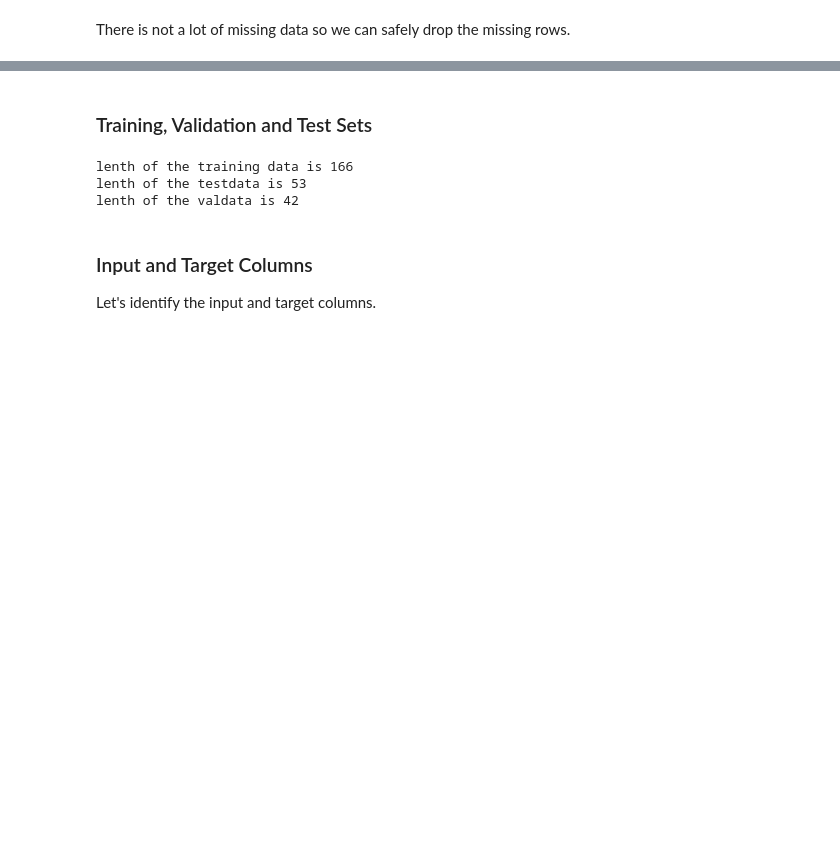
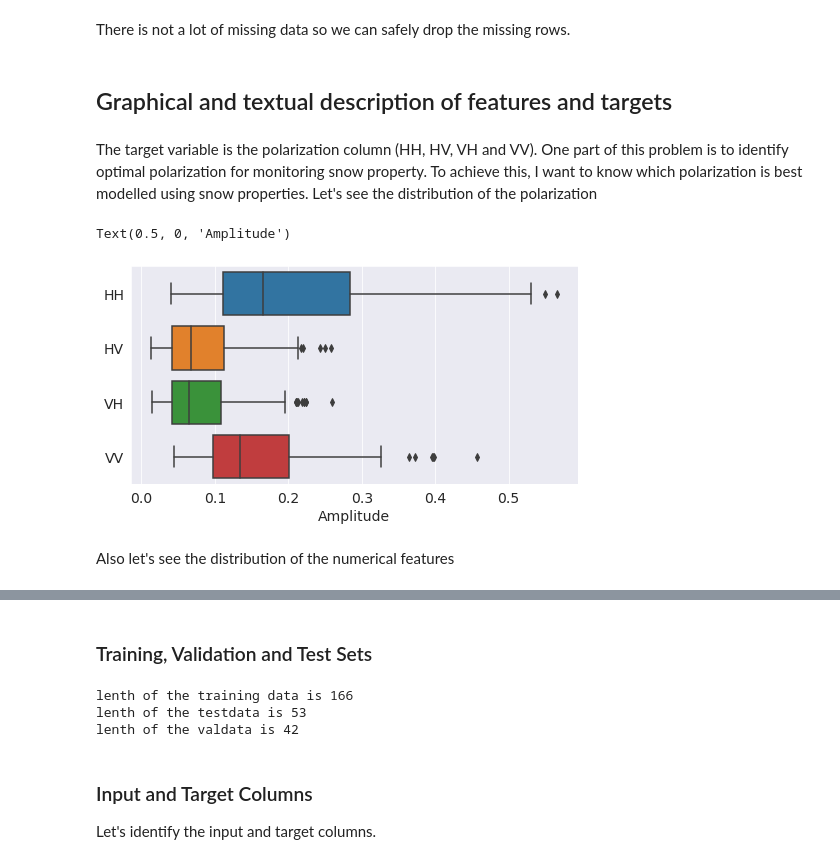
Before and after one commit to Surfix/all_notescripts, a Jupyter notebook: Radar-Backscatter/sklearn-decision-trees-random-forests.ipynb, the cells around one changed output, grey strips where cells are left out. Cells and saved outputs as stored; diff of their text form; code cells hidden in the pictures; blank space fills up the shorter version.

```diff
--- a/Radar-Backscatter/sklearn-decision-trees-random-forests.ipynb
+++ b/Radar-Backscatter/sklearn-decision-trees-random-forests.ipynb
@@ -34,3 +36,4 @@ matplotlib.rcParams['figure.facecolor'] = '#00000000'
 The file `uavsar_SWE_ENV.csv`contains the data. Let's load it into a Pandas dataframe.
 # %%
 raw_df = pd.read_csv('/home/naheemadebisi/PhD/snow-analytics/Radar-Backscatter/pits_data/uavsar_SWE_ENV.csv')
+raw_df.rename(columns={'Temp_mean': "Average Snowpack Temp (C)"}, inplace= True)
@@ -52,0 +42,3 @@ raw_df
+# %%
+raw_df['Cold Content (mm)'] = (((raw_df['Density Mean (kg/m^3)'] * 2100 * raw_df['Snow Depth (cm)']/100)
+                                * (273.16 - (raw_df['Average Snowpack Temp (C)'] + 273.15))) / (1000 * 0.334 * 1000000)) * 1000
@@ -93,3 +102,20 @@ dtype: int64
 There is not a lot of missing data so we can safely drop the missing rows.
 # %%
 raw_df.dropna(inplace=True)
+# %% [markdown]
+## Graphical and textual description of features and targets
+# %% [markdown]
+The target variable is the polarization column (HH, HV, VH and VV). One part of this problem is to identify optimal polarization for monitoring snow property. To achieve this, I want to know which polarization is best modelled using snow properties. Let's see the distribution of the polarization
+# %%
+#plots amplitude
+# Set font size and font family of matplotlib for plotting
+plt.rcParams.update({'font.size': 14})
+#create a figure and axes elements
+fig, ax = plt.subplots(figsize=(8, 4))
+sns.boxplot(data=raw_df[["HH", "HV", "VH", "VV"]], orient='h')
+ax.set_xlabel('Amplitude')
+# %% [output]
+Text(0.5, 0, 'Amplitude')
+[figure, added]
+# %% [markdown]
+Also let's see the distribution of the numerical features
```
Also changed, not shown: parts of 11 cells of this notebook, 1 other file.
